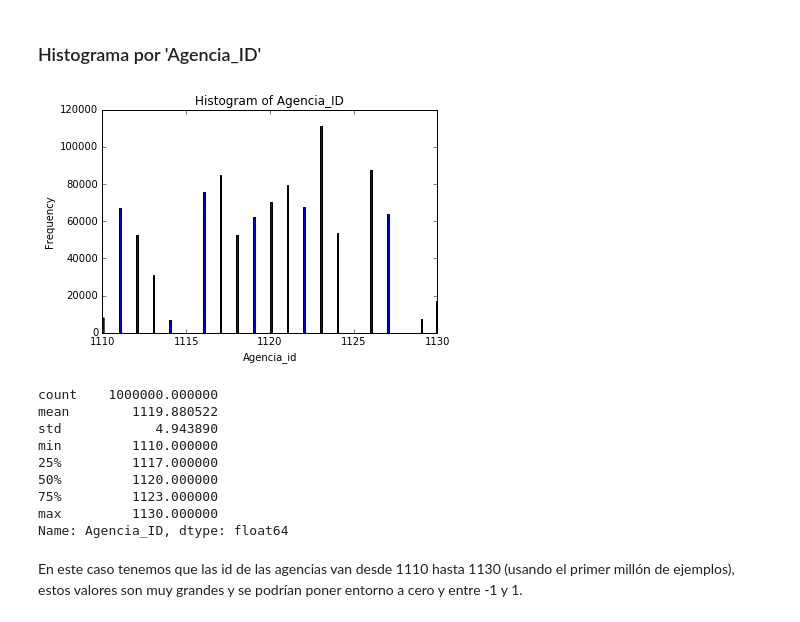
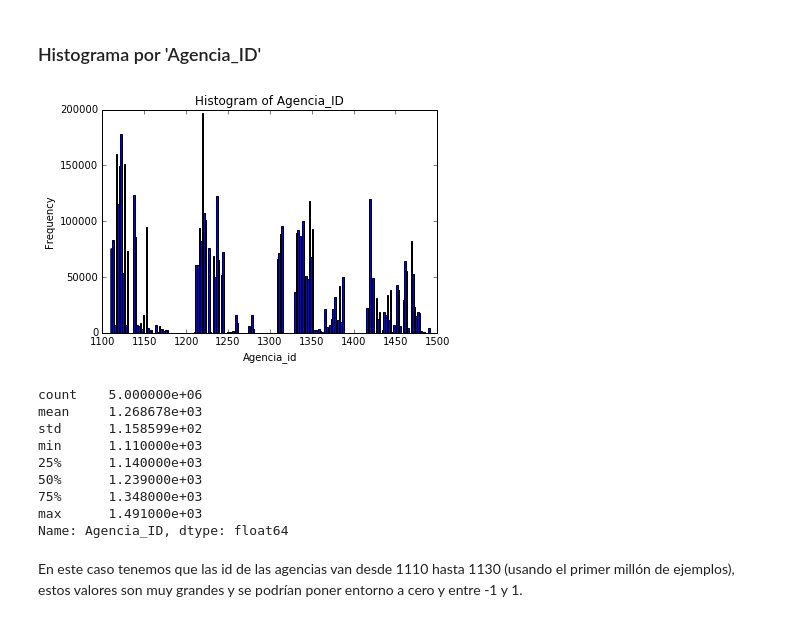
Before and after one commit to SetaSouto/BimboInvDemand, a Jupyter notebook: GrupoBimbo.ipynb, the cells around one changed output. Saved outputs shown, nothing was run; the diff lists cells and outputs as text; code cells hidden in the pictures.

```diff
--- a/GrupoBimbo.ipynb
+++ b/GrupoBimbo.ipynb
@@ -62,7 +62,7 @@ def readData(fileName, columns, rows=None):
 **NOTA:** Importar una columna completa del archivo train demora aproximadamente 1 minuto.
 # %%
 # How many rows we'll load
-total_loaded = 1000000
+total_loaded = 5000000
 
 # Import the dataset
 columns = ['Semana', 'Agencia_ID', 'Canal_ID', 'Ruta_SAK', 'Cliente_ID', 'Producto_ID', 'Demanda_uni_equil']
@@ -100,19 +100,19 @@ toHist(semana, 10, 'Histogram of Semana', 'Semana')
 ### Histograma por 'Agencia_ID'
 # %%
 agencia_id = dataset['Agencia_ID']
-toHist(agencia_id, 2000, 'Histogram of Agencia_ID', 'Agencia_id')
+toHist(agencia_id, 9999999, 'Histogram of Agencia_ID', 'Agencia_id')
 dscrb = agencia_id.describe()
 print(dscrb)
 # %% [output]
-[figure, old version]
+[figure, new version]
-count    1000000.000000
-mean        1119.880522
-std            4.943890
-min         1110.000000
-25%         1117.000000
-50%         1120.000000
-75%         1123.000000
-max         1130.000000
+count    5.000000e+06
+mean     1.268678e+03
+std      1.158599e+02
+min      1.110000e+03
+25%      1.140000e+03
+50%      1.239000e+03
+75%      1.348000e+03
+max      1.491000e+03
 Name: Agencia_ID, dtype: float64
 # %% [markdown]
 En este caso tenemos que las id de las agencias van desde 1110 hasta 1130 (usando el primer millón de ejemplos), estos valores son muy grandes y se podrían poner entorno a cero y entre -1 y 1.
```
Also changed, not shown: parts of 6 cells of this notebook.
